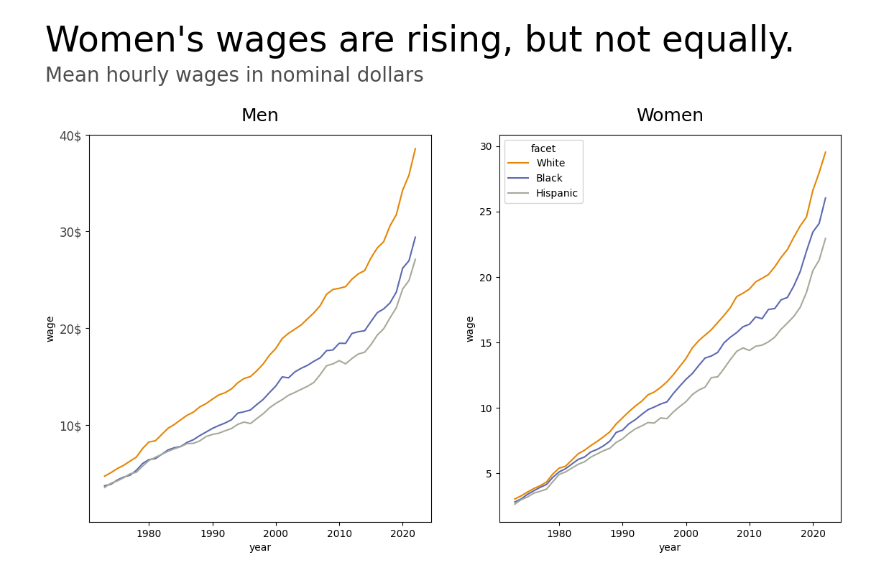
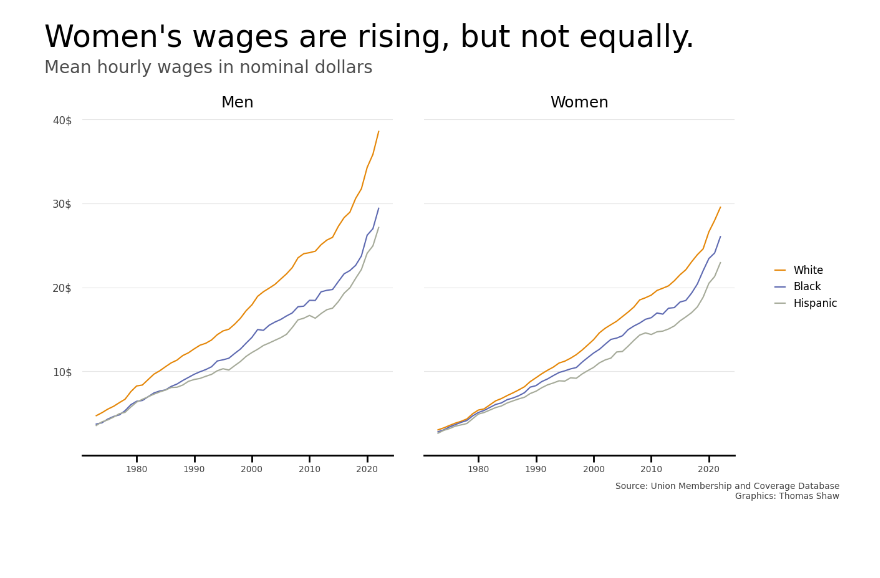
Before and after one commit to xXTime-OnXx/hslu-hs23, a Jupyter notebook: dviz/mini-project/uw3-mini-project.ipynb, the cells around one changed output. Saved outputs shown, nothing was run; the diff lists cells and outputs as text; code cells hidden in the pictures; blank space fills up the shorter version.

Commit message:
finish dviz mini project

```diff
--- a/dviz/mini-project/uw3-mini-project.ipynb
+++ b/dviz/mini-project/uw3-mini-project.ipynb
@@ -7,2 +14,2 @@ pd.options.mode.chained_assignment = None  # default='warn'
 # %%
-df = pd.read_csv("wages.csv")
+df = pd.read_csv('https://raw.githubusercontent.com/xXTime-OnXx/hslu-hs23/main/dviz/mini-project/wages.csv')
@@ -85,0 +49,11 @@ Text(1.025, 0, 'Source: Union Membership and Coverage Database\nGraphics: Thomas
+# %%
+def axis_defaults(ax):
+    ax.set_ylim(ylimit) # set y axis range
+    ax.tick_params(width=2, length=8, labelcolor='#404040', left=False) # set tick width, length and color, hide left axis ticks
+    ax.set_ylabel('') # remove label from y axis
+    ax.set_xlabel('') # remove label from x axis
+    ax.spines['bottom'].set_linewidth(2) # set bottom axis linewidth
+    ax.spines.top.set_visible(False) # hide top spine
+    ax.spines.left.set_visible(False) # hide top spine
+    ax.spines.right.set_visible(False) # hide top spine
+    ax.grid(axis='y', color='#e5e5e5') # set gridlines for y axis
@@ -86,14 +62,27 @@ Text(1.025, 0, 'Source: Union Membership and Coverage Database\nGraphics: Thomas
 # %%
 f, (ax1, ax2) = plt.subplots(1, 2, figsize=(13.5,7))
 
+# Set title above the charts and start from left
 title = plt.suptitle(
-    "Women's wages are rising, but not equally.",
+    title_text,
     fontsize=35,
     x=0.08,
     y=1.1,
-    ha="left"
+    ha='left'
 )
 
+# Set subtitle underneath the title and start from left
+subtitle = ax1.annotate(
+    xy=(0,-0.2),
+    text=subtitle_text,
+    ha='left',
+    va='top',
+    fontsize=20,
+    color='#4d4d4d',
+    xycoords=title # alignment based on title
+)
+
+# seaborn lineplot men's wage per year grouped by facet=race
 sns.lineplot(x=df_male_races.year,
              y=df_male_races.wage,
              data=df_male_races,
@@ -102,6 +91,7 @@ sns.lineplot(x=df_male_races.year,
              hue="facet",
              legend=False)
 
+# seaborn lineplot women's wage per year grouped by facet=race
 sns.lineplot(x=df_female_races.year,
              y=df_female_races.wage,
              data=df_female_races,
@@ -109,49 +99,24 @@ sns.lineplot(x=df_female_races.year,
              palette=color_palette,
              hue="facet")
 
-yticks = [10, 20, 30, 40]
-ylabels = map(lambda x: str(x) + '$', yticks)
+# first chart's title
+ax1.set_title('Men', fontsize=18, pad=14);
+# set y tick labels for first chart
+ax1.set_yticks(ticks=yticks, labels=ylabels, fontsize=12, color='#404040')
+axis_defaults(ax1)
 
-subtitle1 = ax1.annotate(
-    xy=(0,-0.2),
-    text="Mean hourly wages in nominal dollars",
-    ha='left',
-    va='top',
-    fontsize=20,
-    color='#4d4d4d',
-    xycoords=title
-)
+# second chart's title
+ax2.set_title('Women', fontsize=18, pad=14);
+# set y tick labels for second chart
+ax2.set_yticks(ticks=yticks, labels=ylabels)
+axis_defaults(ax2)
 
-ax1.set_title('Men', fontsize=18, pad=14);
-ax2.set_title('Women', fontsize=18, pad=14);
-
-ax1.set_ylim([0, 40])
-ax1.set_yticks(ticks=yticks, labels=ylabels, fontsize=12, color='#404040')
-ax1.set_xticks(color='#404040')
-ax1.tick_params(width=2, length=8, left=False)
-ax1.set_ylabel('')
-ax1.set_xlabel('')
-ax1.spines['bottom'].set_linewidth(2)
-ax2.set_ylim(ax1.get_ylim())
-ax2.set_yticks(ticks=yticks, labels=ylabels)
-ax2.tick_params(width=2, length=8, left=False)
-ax2.set_ylabel('')
-ax2.set_xlabel('')
-ax2.spines['bottom'].set_linewidth(2)
-
-ax1.spines.top.set_visible(False)
-ax1.spines.left.set_visible(False)
-ax1.spines.right.set_visible(False)
-ax2.spines.top.set_visible(False)
-ax2.spines.left.set_visible(False)
-ax2.spines.right.set_visible(False)
-
-ax1.grid(axis='y')
-ax2.grid(axis='y')
-
+# legend centered to the rigth of the second chart without frame
 l = ax2.legend(bbox_to_anchor=(1.1,0.5), loc='center left', fontsize='12', handlelength=1, frameon=False)
 
-f.text(1.025, 0.01, caption, ha='right')
+# set caption underneath both charts aligned to the right
+f.text(1.025, 0.01, caption, color='#404040', ha='right')
 
+# reduce space between charts
 plt.subplots_adjust(wspace=0.1)
 # %% [output]
@@ -159 +123 @@ TypeError: Axis.set_ticks() missing 1 required positional argument: 'ticks'
-[figure, old version]
+[figure, new version]
```
Also changed, not shown: parts of 15 cells of this notebook.
